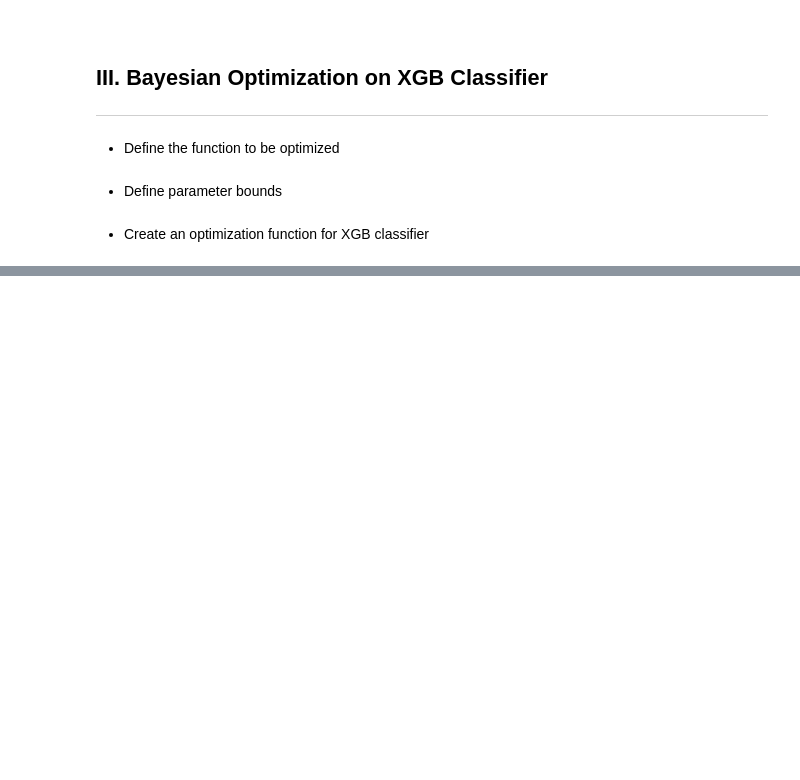
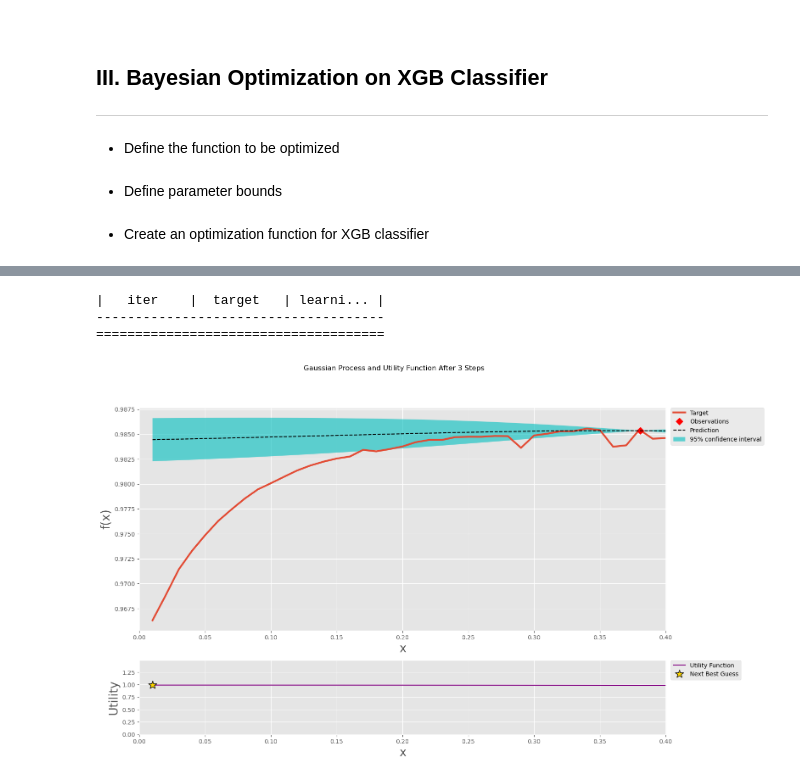
Before and after one commit to McGill-MMA-EnterpriseAnalytics/Flyer_Customer_Satisfaction, a Jupyter notebook: DS_WIP/Ylfa_Bayesian.ipynb, the cells around one changed output, grey strips where cells are left out. Saved outputs shown, nothing was run; the diff lists cells and outputs as text; code cells hidden in the pictures; blank space fills up the shorter version.

```diff
--- a/DS_WIP/Ylfa_Bayesian.ipynb
+++ b/DS_WIP/Ylfa_Bayesian.ipynb
@@ -326,0 +326,22 @@ display(iterations)
+# %%
+# Define xgb_cv as XGB Classifier returning Cross Validation Score
+def xgb_cv(learning_rate, data, targets):
+    le = LabelEncoder()
+    target_ = le.fit_transform(targets)
+    data_dmatrix = xgb.DMatrix(data = data, label = target_)
+
+    params = {'objective':'binary:logistic',
+              'max_depth': 99,
+              'alpha': 1,
+              'learning_rate': learning_rate}
+
+    xgb_cv_score = cv(dtrain = data_dmatrix,
+                      params = params,
+                      nfold = CV,
+                      num_boost_round = 50,
+                      early_stopping_rounds = 10,
+                      metrics = "auc",
+                      as_pandas = True,
+                      seed = SEED)
+
+    return xgb_cv_score["test-auc-mean"].mean()
@@ -326,0 +350,12 @@ display(iterations)
+# %%
+pbounds = {'learning_rate': (0.01, 1.0)}
+
+def xgb_crossval(learning_rate):
+    return xgb_cv(learning_rate = learning_rate,
+                  data = X_train,
+                  targets = y_train)
+
+optimizer = BayesianOptimization(f = xgb_crossval,
+                                 pbounds = pbounds,
+                                 random_state = SEED,
+                                 verbose = 1)
@@ -326,0 +412,14 @@ display(iterations)
+# %%
+x_gp = np.linspace(0.01, 0.4, 20)
+y_gp = pd.Series(x_gp).apply(lambda x: xgb_cv(x, X_train, y_train))
+# %%
+x1_gp = x_gp.reshape(-1, 1)
+y1_gp = y_gp.array.reshape(-1, 1)
+
+optimizer.maximize(n_iter = 0, init_points = 2, kappa = 5)
+plot_gp(optimizer, x1_gp, y1_gp)
+# %% [output]
+|   iter    |  target   | learni... |
+-------------------------------------
+=====================================
+[figure, added]
```
Also changed, not shown: parts of 22 cells of this notebook.
